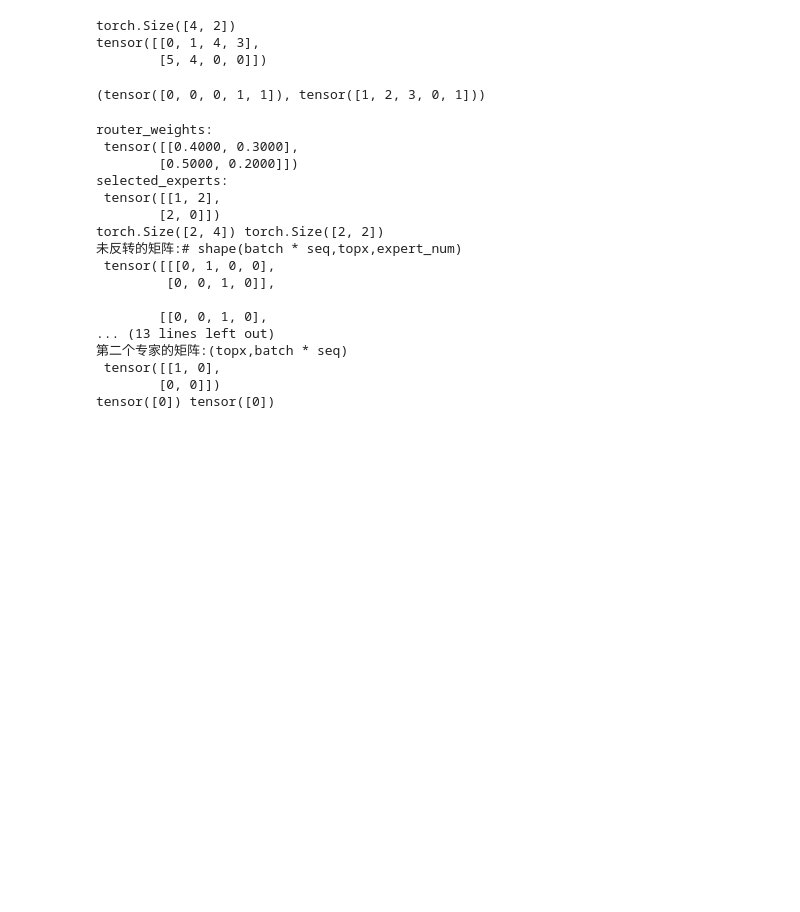
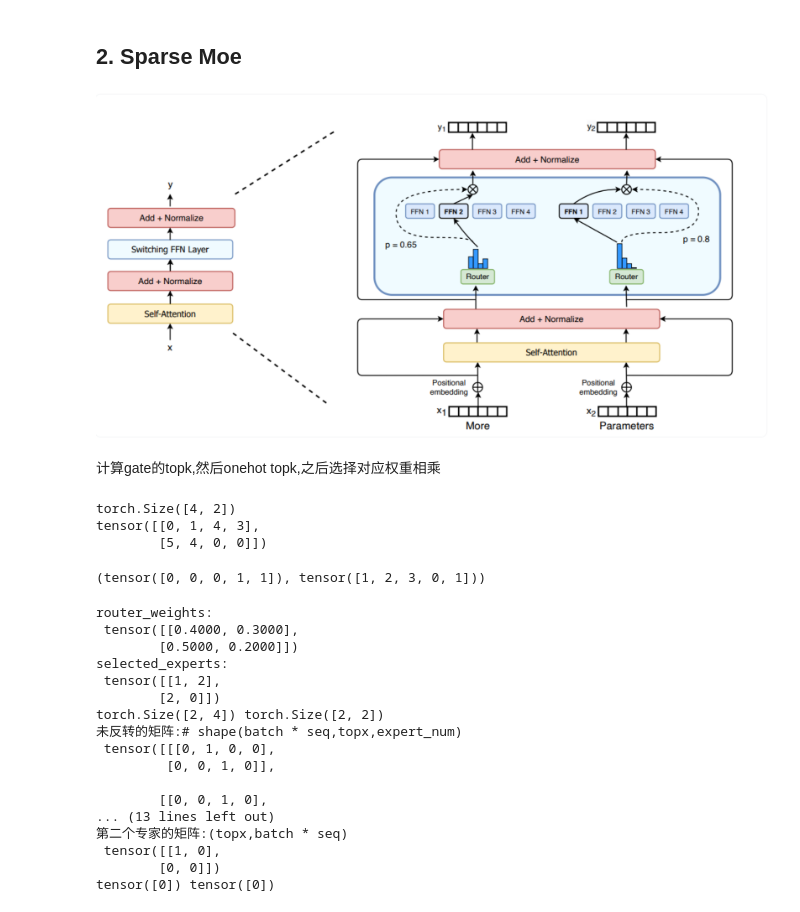
Before and after one commit to Axel-great/LLM_study, a Jupyter notebook: code/6.MoE.ipynb, the cells around one changed output. Saved outputs shown, nothing was run; the diff lists cells and outputs as text; code cells hidden in the pictures; blank space fills up the shorter version.

Commit message:
写了moe、sparse的一部分，还差个for循环

```diff
--- a/code/6.MoE.ipynb
+++ b/code/6.MoE.ipynb
@@ -7,0 +71,9 @@ from dataclasses import dataclass
+# %% [markdown]
+## 2. Sparse Moe
+# %%
+from IPython.display import Image, display
+display(Image(filename="../markdown/assets/switch-transformers-moe-model.png"))
+# %% [output]
+[figure, added]
+# %% [markdown]
+计算gate的topk,然后onehot topk,之后选择对应权重相乘
```
Also changed, not shown: parts of 3 cells of this notebook, 2 other files.
